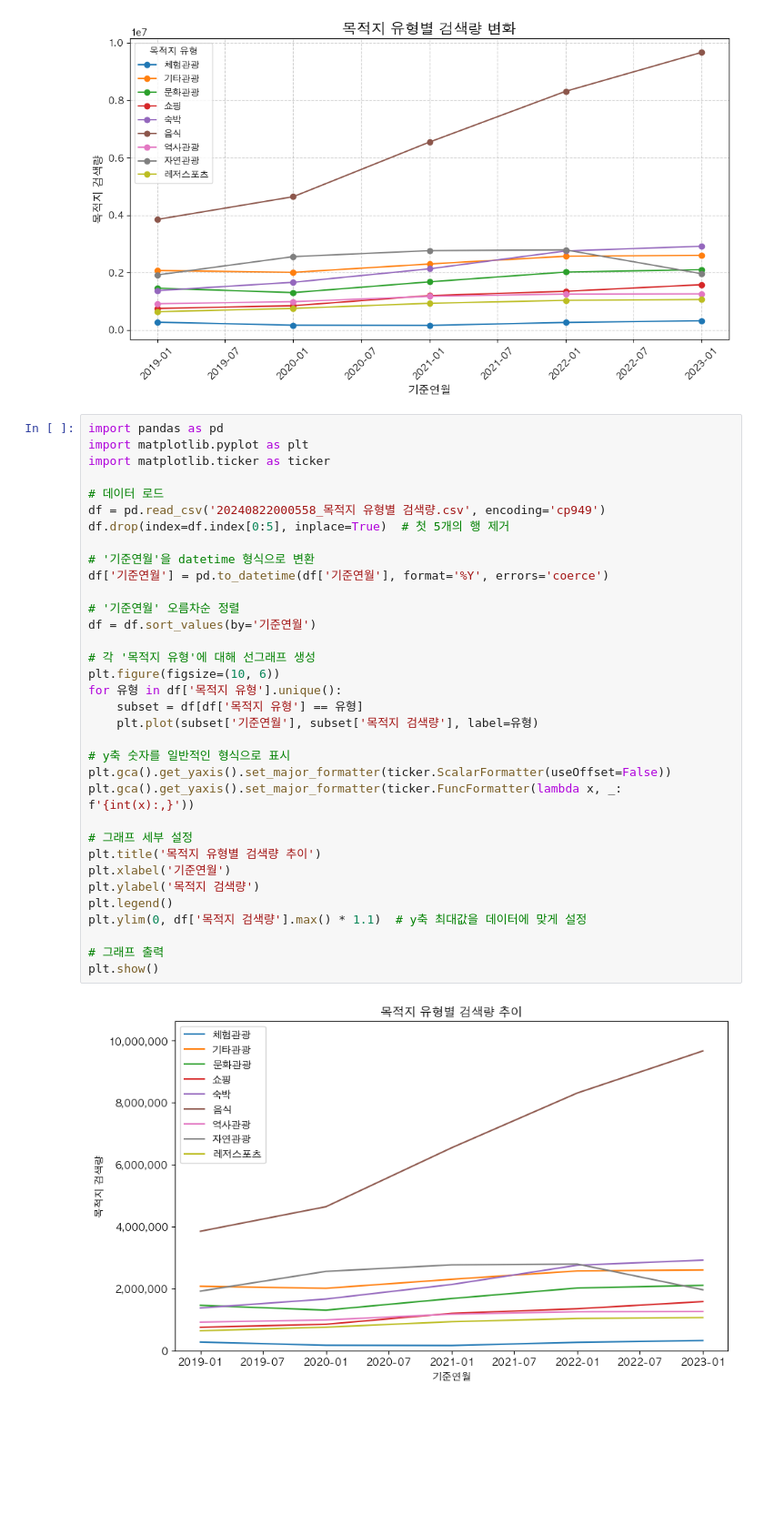
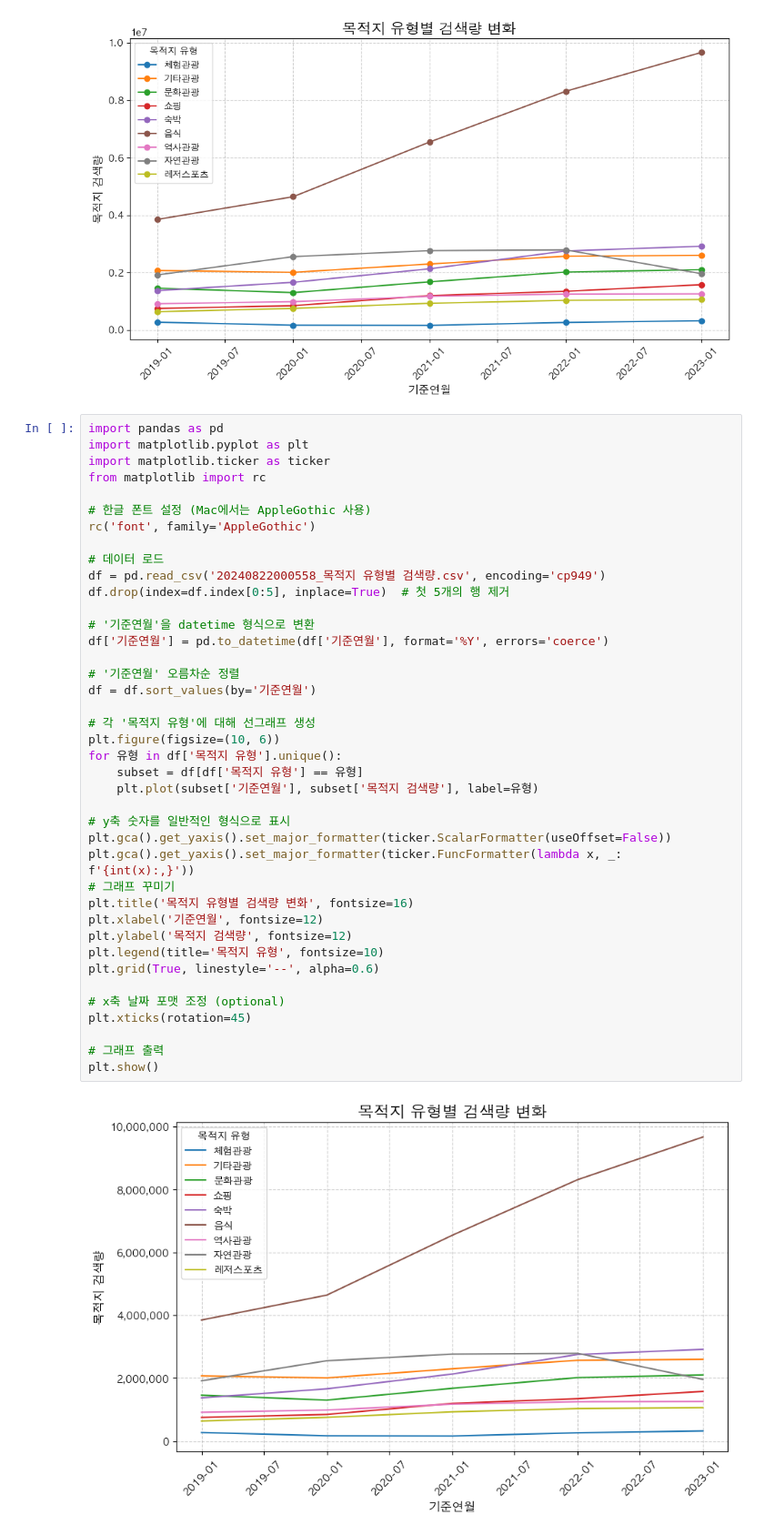
Before and after one commit to bilded/Big-Data-Idea-Contest_Cheonan-City-, a Jupyter notebook: 목적지 유형별 검색량.ipynb, the cells around one changed output. Shown at 91% size. Saved outputs shown, nothing was run; the diff lists cells and outputs as text; blank space fills up the shorter version.

```diff
--- a/목적지 유형별 검색량.ipynb
+++ b/목적지 유형별 검색량.ipynb
@@ -70,36 +70,42 @@ plt.show()
 # %%
 import pandas as pd
 import matplotlib.pyplot as plt
 import matplotlib.ticker as ticker
+from matplotlib import rc
+
+# 한글 폰트 설정 (Mac에서는 AppleGothic 사용)
+rc('font', family='AppleGothic')
 
 # 데이터 로드
 df = pd.read_csv('20240822000558_목적지 유형별 검색량.csv', encoding='cp949')
 df.drop(index=df.index[0:5], inplace=True)  # 첫 5개의 행 제거
 
 # '기준연월'을 datetime 형식으로 변환
 df['기준연월'] = pd.to_datetime(df['기준연월'], format='%Y', errors='coerce')
 
 # '기준연월' 오름차순 정렬
 df = df.sort_values(by='기준연월')
 
 # 각 '목적지 유형'에 대해 선그래프 생성
 plt.figure(figsize=(10, 6))
 for 유형 in df['목적지 유형'].unique():
     subset = df[df['목적지 유형'] == 유형]
     plt.plot(subset['기준연월'], subset['목적지 검색량'], label=유형)
 
 # y축 숫자를 일반적인 형식으로 표시
 plt.gca().get_yaxis().set_major_formatter(ticker.ScalarFormatter(useOffset=False))
 plt.gca().get_yaxis().set_major_formatter(ticker.FuncFormatter(lambda x, _: f'{int(x):,}'))
+# 그래프 꾸미기
+plt.title('목적지 유형별 검색량 변화', fontsize=16)
+plt.xlabel('기준연월', fontsize=12)
+plt.ylabel('목적지 검색량', fontsize=12)
+plt.legend(title='목적지 유형', fontsize=10)
+plt.grid(True, linestyle='--', alpha=0.6)
 
-# 그래프 세부 설정
-plt.title('목적지 유형별 검색량 추이')
-plt.xlabel('기준연월')
-plt.ylabel('목적지 검색량')
-plt.legend()
-plt.ylim(0, df['목적지 검색량'].max() * 1.1)  # y축 최대값을 데이터에 맞게 설정
+# x축 날짜 포맷 조정 (optional)
+plt.xticks(rotation=45)
 
 # 그래프 출력
 plt.show()
 # %% [output]
-[figure, old version]
+[figure, new version]
```
Also changed, not shown: 3 other files.
